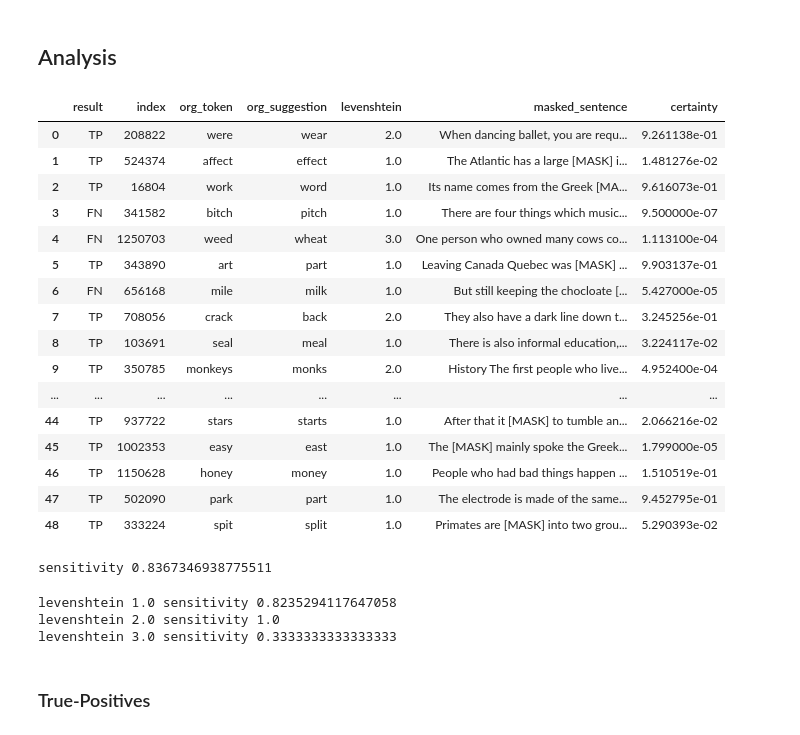
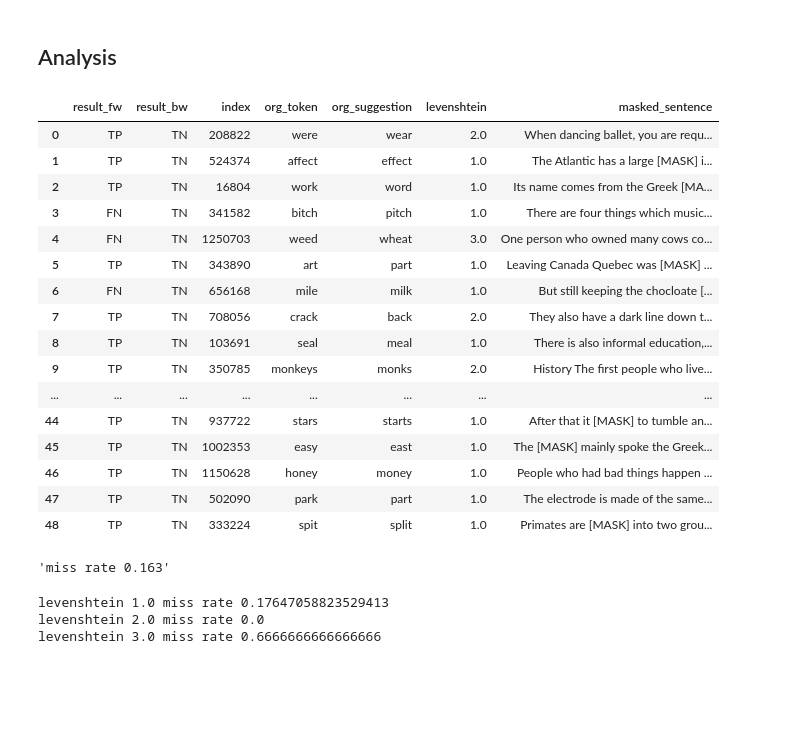
Before and after one commit to zesch/rwse-experiments, a Jupyter notebook: experiments/analyze_dataset_semantic_en.ipynb, the cells around one changed output. Saved outputs shown, nothing was run; the diff lists cells and outputs as text; code cells hidden in the pictures; blank space fills up the shorter version.

```diff
--- a/experiments/analyze_dataset_semantic_en.ipynb
+++ b/experiments/analyze_dataset_semantic_en.ipynb
@@ -47,8 +47,7 @@ collection[0]
  '223',
  'Often they were sent away to the British Colonies in America. But in 1770, the colonies in America became the United States. They were free from British rule and would not take England s convicts an ...
 # %%
-#file_name = 'input/cleaned_dataset_semantic_en.csv'
-file_name = 'input/modified_dataset_semantic_en.csv'
+file_name = 'input/cleaned_dataset_semantic_en.csv'
 
 def clean_text(text):
     text = '. '.join([part.strip() for part in text.split('.')]).strip()
@@ -128,50 +127,60 @@ cleaned_collection_semantic
 ## Analysis
 # %%
 file_name = 'output/report_dataset_semantic_en.csv'
+input_file_name = 'input/modified_dataset_semantic_en.csv'
 
 if not os.path.exists(file_name):
+    data = pd.read_csv(input_file_name, sep='\t')
     with (open(file_name, 'w') as f):
-        print('result', 'index' ,'org_token', 'org_suggestion', 'levenshtein', 'masked_sentence', 'certainty', sep='\t', end='\n', file=f)
-        for index, item in cleaned_collection_semantic.iterrows():
-            token = item['org_token']
+        print('result_fw', 'result_bw', 'index' ,'org_token', 'org_suggestion', 'levenshtein', 'masked_sentence', sep='\t', end='\n', file=f)
+        for index, item in data.iterrows():
+            org_token = item['org_token']
+            org_suggestion = item['org_suggestion']
             sentence = item['text']
+
             rwse.set_confusion_sets([item['confusion_set'].split(',')])
-            suggestion, certainty = rwse.check(token, sentence)
-            classification_result = 'TP' if suggestion == item['org_suggestion'] else 'FN'
+            suggestion, certainty = rwse.check(org_token, sentence)
+            # Used in miss rate analysis
+            result_fw = 'TP' if suggestion == org_suggestion else 'FN'
 
-            print(classification_result, item['org_index'], item['org_token'], item['org_suggestion'], item['levenshtein'], sentence, f'{certainty:.8f}', sep='\t', end='\n', file=f)
+            # Switch tokens
+            org_token, org_suggestion = org_suggestion, org_token
+            suggestion, certainty = rwse.check(org_token, sentence)
+            # Used in false-alarm rate analysis
+            result_bw = 'FP' if suggestion == org_suggestion else 'TN'
+
+            print(result_fw, result_bw, item['org_index'], item['org_token'], item['org_suggestion'], item['levenshtein'], sentence, sep='\t', end='\n', file=f)
 
 classification_results = pd.read_csv(file_name, sep='\t')
 classification_results
 # %% [output]
-|  | result | index | org_token | org_suggestion | levenshtein | masked_sentence | certainty |
-| 0 | TP | 208822 | were | wear | 2.0 | When dancing ballet, you are requ... | 9.261138e-01 |
-| 1 | TP | 524374 | affect | effect | 1.0 | The Atlantic has a large [MASK] i... | 1.481276e-02 |
-| 2 | TP | 16804 | work | word | 1.0 | Its name comes from the Greek [MA... | 9.616073e-01 |
-| 3 | FN | 341582 | bitch | pitch | 1.0 | There are four things which music... | 9.500000e-07 |
-| 4 | FN | 1250703 | weed | wheat | 3.0 | One person who owned many cows co... | 1.113100e-04 |
-| 5 | TP | 343890 | art | part | 1.0 | Leaving Canada Quebec was [MASK] ... | 9.903137e-01 |
-| 6 | FN | 656168 | mile | milk | 1.0 | But still keeping the chocloate [... | 5.427000e-05 |
-| 7 | TP | 708056 | crack | back | 2.0 | They also have a dark line down t... | 3.245256e-01 |
-| 8 | TP | 103691 | seal | meal | 1.0 | There is also informal education,... | 3.224117e-02 |
-| 9 | TP | 350785 | monkeys | monks | 2.0 | History The first people who live... | 4.952400e-04 |
+|  | result_fw | result_bw | index | org_token | org_suggestion | levenshtein | masked_sentence |
+| 0 | TP | TN | 208822 | were | wear | 2.0 | When dancing ballet, you are requ... |
+| 1 | TP | TN | 524374 | affect | effect | 1.0 | The Atlantic has a large [MASK] i... |
+| 2 | TP | TN | 16804 | work | word | 1.0 | Its name comes from the Greek [MA... |
+| 3 | FN | TN | 341582 | bitch | pitch | 1.0 | There are four things which music... |
+| 4 | FN | TN | 1250703 | weed | wheat | 3.0 | One person who owned many cows co... |
+| 5 | TP | TN | 343890 | art | part | 1.0 | Leaving Canada Quebec was [MASK] ... |
+| 6 | FN | TN | 656168 | mile | milk | 1.0 | But still keeping the chocloate [... |
+| 7 | TP | TN | 708056 | crack | back | 2.0 | They also have a dark line down t... |
+| 8 | TP | TN | 103691 | seal | meal | 1.0 | There is also informal education,... |
+| 9 | TP | TN | 350785 | monkeys | monks | 2.0 | History The first people who live... |
 | ... | ... | ... | ... | ... | ... | ... | ... |
-| 44 | TP | 937722 | stars | starts | 1.0 | After that it [MASK] to tumble an... | 2.066216e-02 |
-| 45 | TP | 1002353 | easy | east | 1.0 | The [MASK] mainly spoke the Greek... | 1.799000e-05 |
-| 46 | TP | 1150628 | honey | money | 1.0 | People who had bad things happen ... | 1.510519e-01 |
-| 47 | TP | 502090 | park | part | 1.0 | The electrode is made of the same... | 9.452795e-01 |
-| 48 | TP | 333224 | spit | split | 1.0 | Primates are [MASK] into two grou... | 5.290393e-02 |
+| 44 | TP | TN | 937722 | stars | starts | 1.0 | After that it [MASK] to tumble an... |
+| 45 | TP | TN | 1002353 | easy | east | 1.0 | The [MASK] mainly spoke the Greek... |
+| 46 | TP | TN | 1150628 | honey | money | 1.0 | People who had bad things happen ... |
+| 47 | TP | TN | 502090 | park | part | 1.0 | The electrode is made of the same... |
+| 48 | TP | TN | 333224 | spit | split | 1.0 | Primates are [MASK] into two grou... |
 # %%
-print('sensitivity', len(classification_results[classification_results['result'] == 'TP'])/len(classification_results))
+miss_rate = len(classification_results[classification_results['result_fw'] == 'FN'])/len(classification_results)
+f'miss rate {miss_rate:.3f}'
 # %% [output]
-sensitivity 0.8367346938775511
+'miss rate 0.163'
 # %%
 for value in sorted(classification_results['levenshtein'].unique()):
     current_df = classification_results[classification_results['levenshtein'] == value]
-    print('levenshtein', value, 'sensitivity', len(current_df[current_df['result'] == 'TP'])/len(current_df))
+    print('levenshtein', value, 'miss rate', len(current_df[current_df['result_fw'] == 'FN'])/len(current_df))
 # %% [output]
-levenshtein 1.0 sensitivity 0.8235294117647058
-levenshtein 2.0 sensitivity 1.0
-levenshtein 3.0 sensitivity 0.3333333333333333
+levenshtein 1.0 miss rate 0.17647058823529413
+levenshtein 2.0 miss rate 0.0
+levenshtein 3.0 miss rate 0.6666666666666666
-# %% [markdown]
-### True-Positives
```
Also changed, not shown: parts of 9 cells of this notebook, 3 other files.
